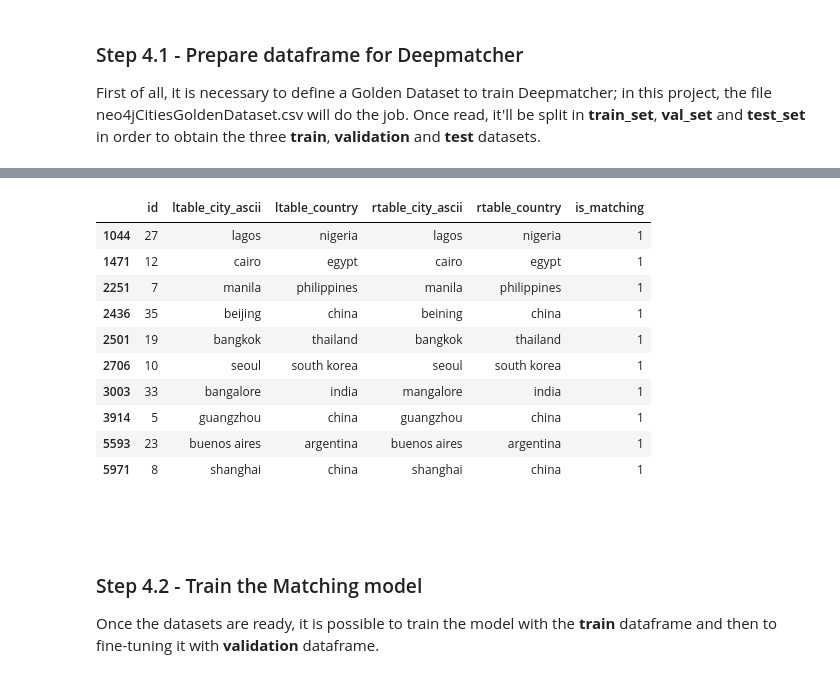
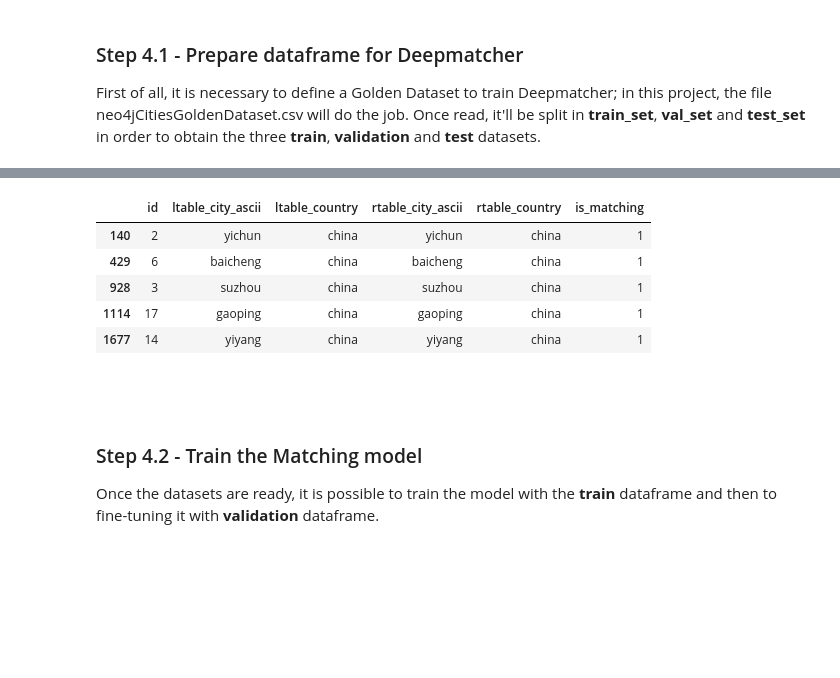
Before and after one commit to Panemiele/Matching-Graph-Rag, a Jupyter notebook: EMG RAG/GRagStructuredAndUnstructuredData.ipynb, the cells around one changed output, grey strips where cells are left out. Saved outputs shown, nothing was run; the diff lists cells and outputs as text; code cells hidden in the pictures; blank space fills up the shorter version.

Commit message:
Entity Matching predictions and first execution

```diff
--- a/EMG RAG/GRagStructuredAndUnstructuredData.ipynb
+++ b/EMG RAG/GRagStructuredAndUnstructuredData.ipynb
@@ -235,7 +380,7 @@ train, validation, test = \
         label_attr='is_matching',
         left_prefix="ltable_",
         right_prefix="rtable_",
-        ignore_columns=['city_ascii_sim', 'country_sim'],
+        ignore_columns=['city_ascii_sim', 'country_sim', 'ltable_id', 'rtable_id'],
         embeddings_cache_path=".vector_cache",
         embeddings='fasttext.en.bin'
     )
@@ -258,18 +403,13 @@ Total time elapsed: 00:00:01
 # %%
-train_table = train.get_raw_table()
-train_table.loc[train_table["is_matching"] == 1]
+val_table = validation.get_raw_table()
+val_table.loc[val_table["is_matching"] == 1]
 # %% [output]
 |  | id | ltable_city_ascii | ltable_country | rtable_city_ascii | rtable_country | is_matching |
-| 1044 | 27 | lagos | nigeria | lagos | nigeria | 1 |
-| 1471 | 12 | cairo | egypt | cairo | egypt | 1 |
-| 2251 | 7 | manila | philippines | manila | philippines | 1 |
-| 2436 | 35 | beijing | china | beining | china | 1 |
-| 2501 | 19 | bangkok | thailand | bangkok | thailand | 1 |
-| 2706 | 10 | seoul | south korea | seoul | south korea | 1 |
-| 3003 | 33 | bangalore | india | mangalore | india | 1 |
-| 3914 | 5 | guangzhou | china | guangzhou | china | 1 |
-| 5593 | 23 | buenos aires | argentina | buenos aires | argentina | 1 |
-| 5971 | 8 | shanghai | china | shanghai | china | 1 |
+| 140 | 2 | yichun | china | yichun | china | 1 |
+| 429 | 6 | baicheng | china | baicheng | china | 1 |
+| 928 | 3 | suzhou | china | suzhou | china | 1 |
+| 1114 | 17 | gaoping | china | gaoping | china | 1 |
+| 1677 | 14 | yiyang | china | yiyang | china | 1 |
 # %% [markdown]
 <br><br>
 ### Step 4.2 - Train the Matching model
```
Also changed, not shown: parts of 50 cells of this notebook, 17 other files.
